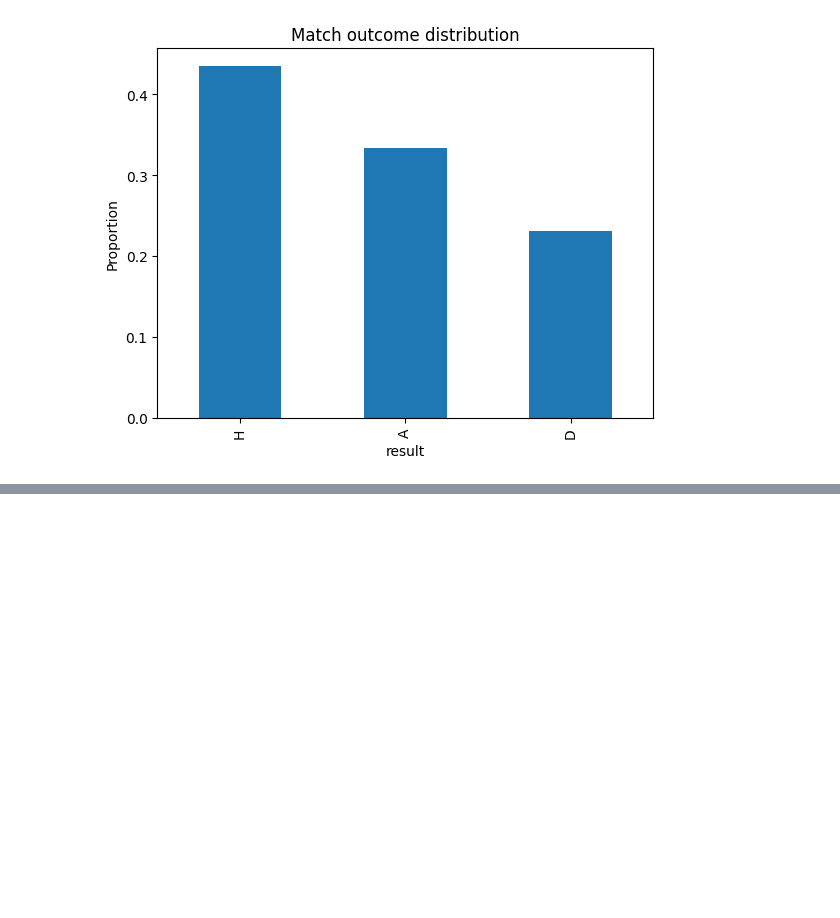
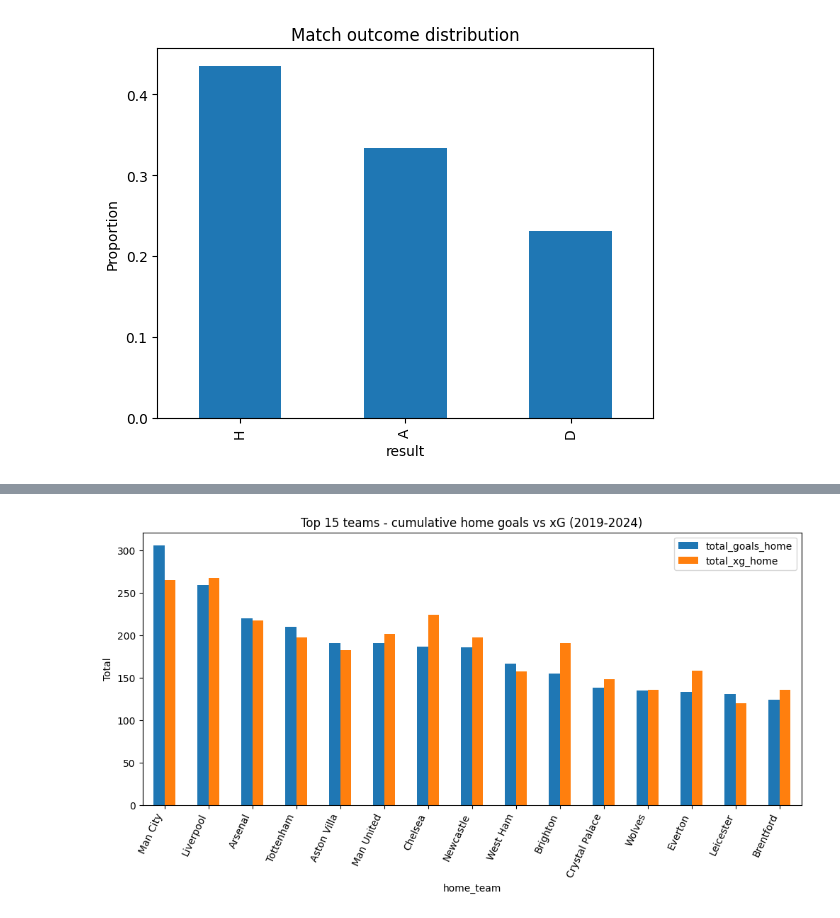
Before and after one commit to IntruderGuru/football-prediction, a Jupyter notebook: notebooks/01_eda.ipynb, the cells around one changed output, grey strips where cells are left out. Saved outputs shown, nothing was run; the diff lists cells and outputs as text; code cells hidden in the pictures; blank space fills up the shorter version.

```diff
--- a/notebooks/01_eda.ipynb
+++ b/notebooks/01_eda.ipynb
@@ -127,0 +167,7 @@ plt.show()
+# %%
+team_stats = (df.groupby('home_team')
+                 .agg(total_goals_home=('home_goals','sum'),
+                      total_xg_home=('xG_home','sum'))
+                 .sort_values('total_goals_home', ascending=False)
+                 .head(15))
+team_stats
@@ -127,0 +192,8 @@ plt.show()
+# %%
+team_stats[['total_goals_home','total_xg_home']].plot(kind='bar', figsize=(12,5))
+plt.title('Top 15 teams - cumulative home goals vs xG (2019‑2024)')
+plt.ylabel('Total')
+plt.xticks(rotation=65, ha='right')
+plt.show()
+# %% [output]
+[figure, added]
```
Also changed, not shown: parts of 6 cells of this notebook, 1 other file.
